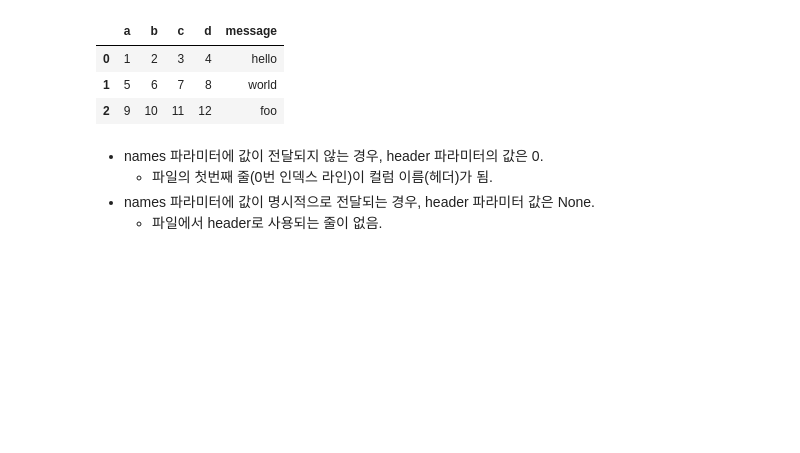
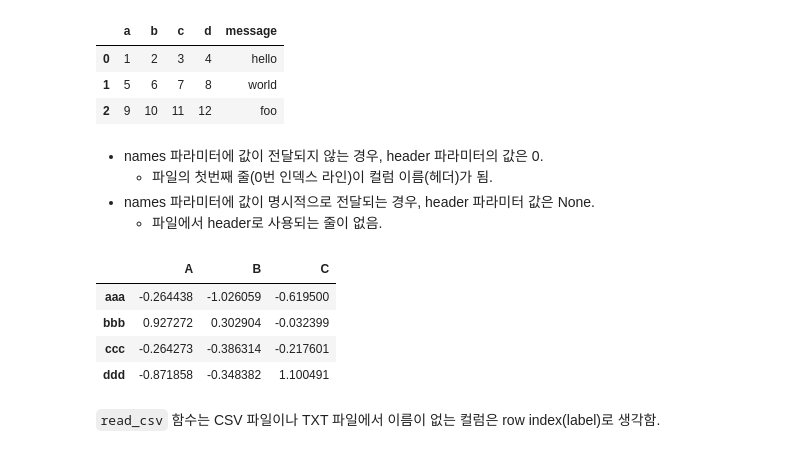
Before and after one commit to JakeOh/202105_itw_bd26, a Jupyter notebook: lab_da/da08_read.ipynb, the cells around one changed output. Cells and saved outputs as stored; diff of their text form; code cells hidden in the pictures; blank space fills up the shorter version.

```diff
--- a/lab_da/da08_read.ipynb
+++ b/lab_da/da08_read.ipynb
@@ -104,3 +104,19 @@ ex2
     * 파일의 첫번째 줄(0번 인덱스 라인)이 컬럼 이름(헤더)가 됨.
 * names 파라미터에 값이 명시적으로 전달되는 경우, header 파라미터 값은 None.
     * 파일에서 header로 사용되는 줄이 없음.
+# %%
+# 값들이 공백('\s', '\t')으로 구분되어 있고, row/column label을 가지고 있는 파일
+ex3_path = 'https://github.com/wesm/pydata-book/raw/2nd-edition/examples/ex3.txt'
+# %%
+ex3 = pd.read_csv(ex3_path, sep=r'\s+')
+# r'\s+': 공백(space) 한개 이상을 의미하는 정규 표현식(regular expression)
+# %%
+ex3
+# %% [output]
+|  | A | B | C |
+| aaa | -0.264438 | -1.026059 | -0.619500 |
+| bbb | 0.927272 | 0.302904 | -0.032399 |
+| ccc | -0.264273 | -0.386314 | -0.217601 |
+| ddd | -0.871858 | -0.348382 | 1.100491 |
+# %% [markdown]
+`read_csv` 함수는 CSV 파일이나 TXT 파일에서 이름이 없는 컬럼은 row index(label)로 생각함.
```
Also changed, not shown: parts of 20 cells of this notebook.
